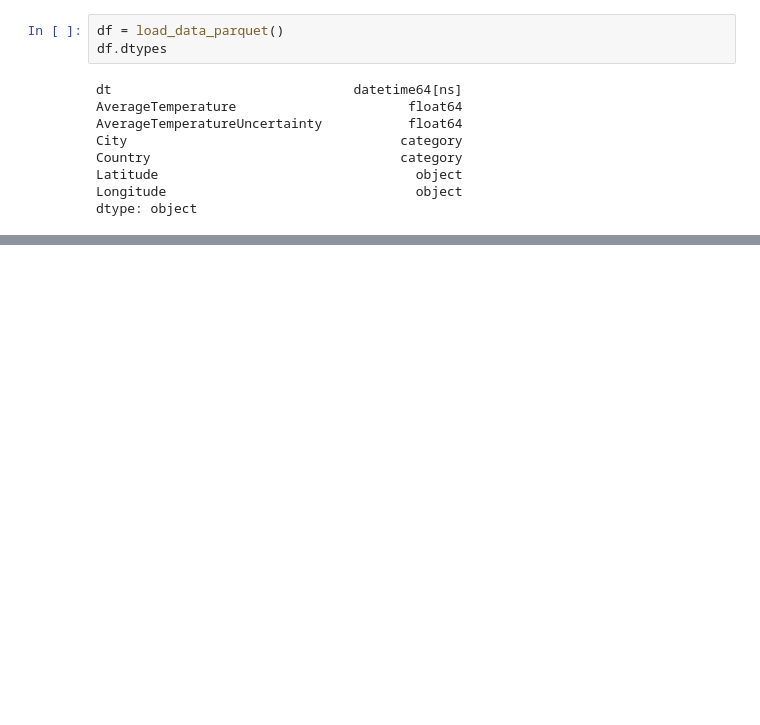
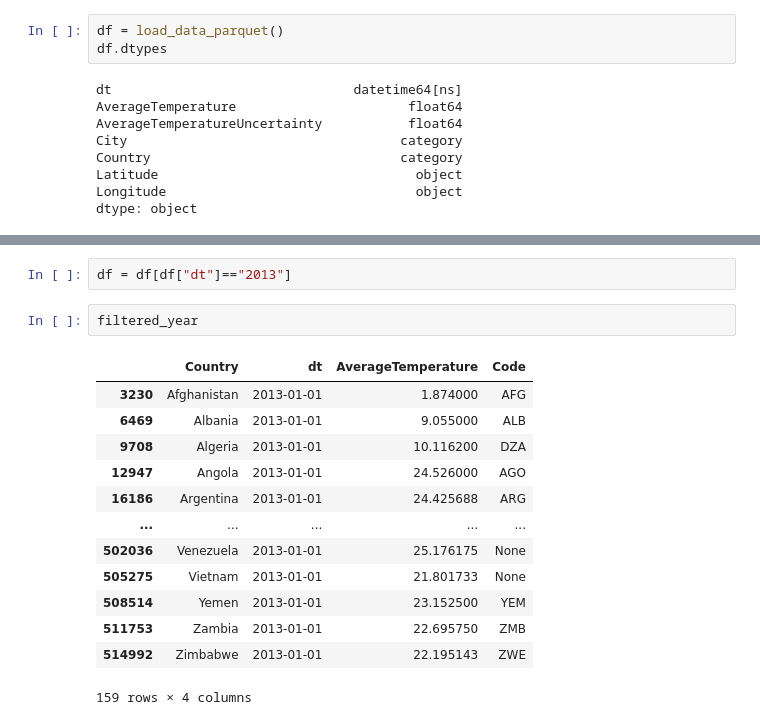
Before and after one commit to CyberStefNef/World_Temperature_Analysis, a Jupyter notebook: test.ipynb, the cells around one changed output, grey strips where cells are left out. Drawn from its saved outputs; the diff is of its cells as text; blank space fills up the shorter version.

```diff
--- a/test.ipynb
+++ b/test.ipynb
@@ -54,0 +111,18 @@ plt.show()
+# %%
+df = df[df["dt"]=="2013"]
+# %%
+filtered_year
+# %% [output]
+|  | Country | dt | AverageTemperature | Code |
+| 3230 | Afghanistan | 2013-01-01 | 1.874000 | AFG |
+| 6469 | Albania | 2013-01-01 | 9.055000 | ALB |
+| 9708 | Algeria | 2013-01-01 | 10.116200 | DZA |
+| 12947 | Angola | 2013-01-01 | 24.526000 | AGO |
+| 16186 | Argentina | 2013-01-01 | 24.425688 | ARG |
+| ... | ... | ... | ... | ... |
+| 502036 | Venezuela | 2013-01-01 | 25.176175 | None |
+| 505275 | Vietnam | 2013-01-01 | 21.801733 | None |
+| 508514 | Yemen | 2013-01-01 | 23.152500 | YEM |
+| 511753 | Zambia | 2013-01-01 | 22.695750 | ZMB |
+| 514992 | Zimbabwe | 2013-01-01 | 22.195143 | ZWE |
+159 rows × 4 columns
```
Also changed, not shown: parts of 9 cells of this notebook, 1 other file.
